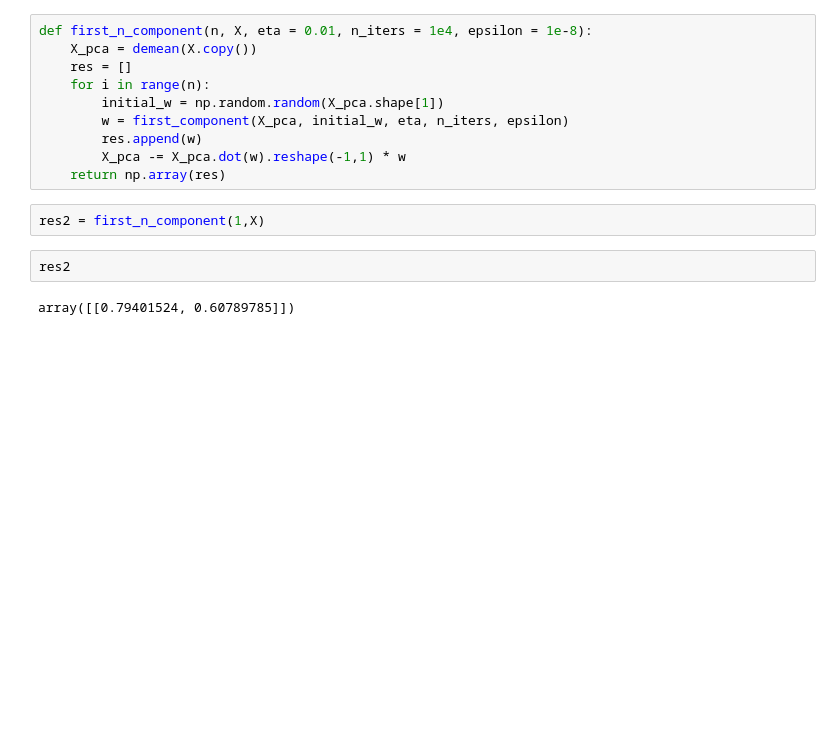
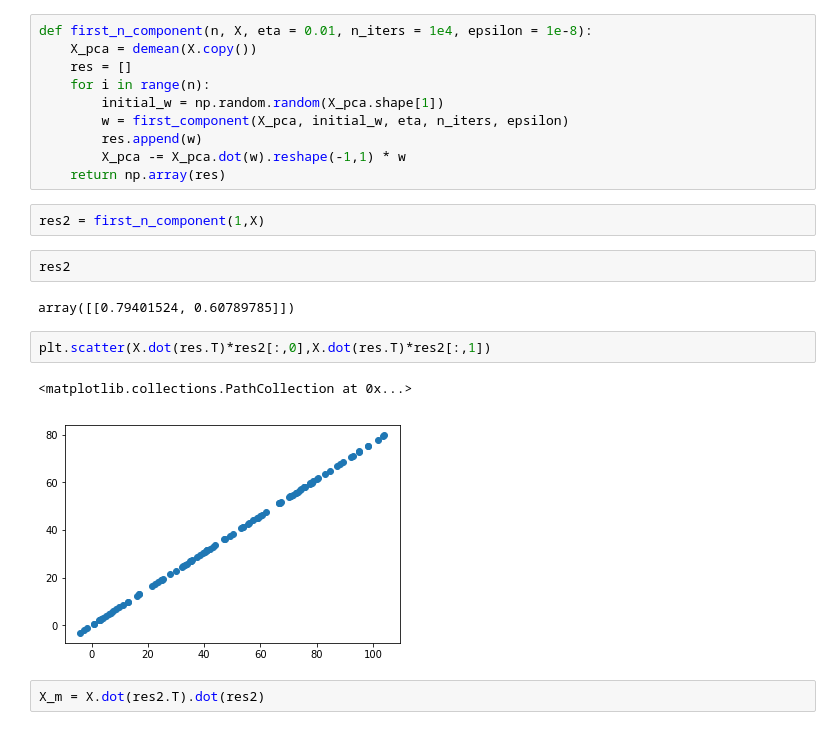
Before and after one commit to TobiasYin/MachineLearning, a Jupyter notebook: PCA.ipynb, the cells around one changed output. Drawn from its saved outputs; the diff is of its cells as text; blank space fills up the shorter version.

```diff
--- a/PCA.ipynb
+++ b/PCA.ipynb
@@ -170,3 +170,10 @@ res2 = first_n_component(1,X)
 res2
 # %% [output]
 array([[0.79401524, 0.60789785]])
+# %%
+plt.scatter(X.dot(res.T)*res2[:,0],X.dot(res.T)*res2[:,1])
+# %% [output]
+<matplotlib.collections.PathCollection at 0x...>
+[figure, added]
+# %%
+X_m = X.dot(res2.T).dot(res2)
```
Also changed, not shown: parts of 8 cells of this notebook, 2 other files.
